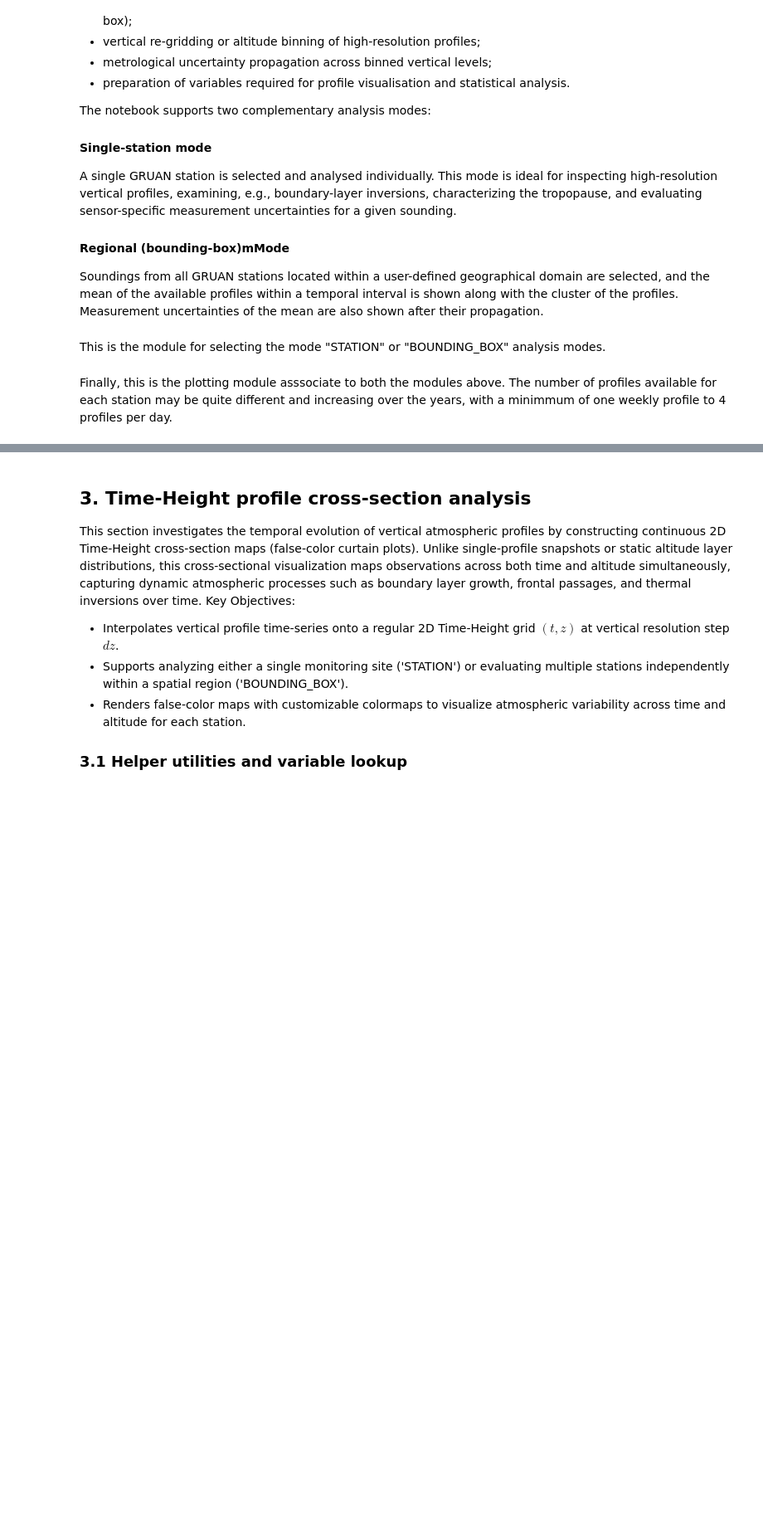
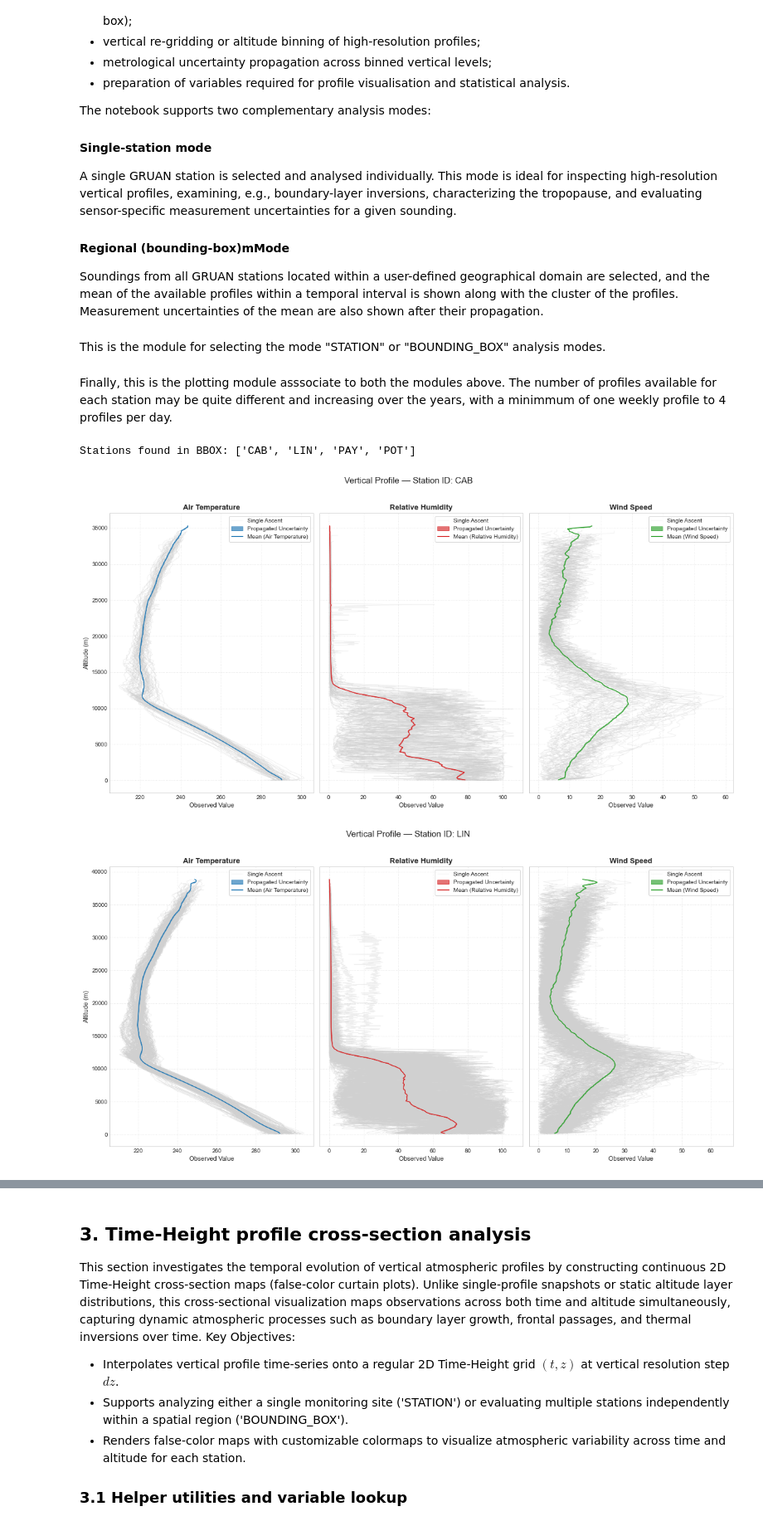
Before and after one commit to ecmwf-training/c3s-training-submodule-insitu-obs, a Jupyter notebook: GRUAN_C3S_Jupyter.ipynb, the cells around one changed output, grey strips where cells are left out. Shown at 83% size. Cells and saved outputs as stored; diff of their text form; code cells hidden in the pictures; blank space fills up the shorter version.

```diff
--- a/GRUAN_C3S_Jupyter.ipynb
+++ b/GRUAN_C3S_Jupyter.ipynb
@@ -519,7 +519,7 @@ for st_id in sorted(list(all_stations)):
                 val_mean - unc_mean,
                 val_mean + unc_mean,
                 color=color,
-                alpha=0.4,
+                alpha=0.65,      # <-- Opacità alzata per evidenziare l'area
                 label='Propagated Uncertainty',
                 zorder=2,
             )
@@ -527,31 +527,35 @@ for st_id in sorted(list(all_stations)):
             # Station mean profile - Z-ORDER 3
             ax.plot(
                 val_mean,
                 z_mean,
                 color=color,
-                linewidth=2.8,
+                linewidth=1.2,   # <-- Linea colorata notevolmente assottigliata
                 label=f'Mean ({get_var_name_en(code)})',
                 zorder=3,
             )
 
             ax.set_xlabel('Observed Value', fontsize=11)
             ax.set_title(get_var_name_en(code), fontsize=13, fontweight='bold')
             ax.grid(True, linestyle=':', alpha=0.6)
             ax.legend(loc='best', frameon=True)
         else:
             ax.set_title(
                 f'{get_var_name_en(code)} (No Data)',
                 fontsize=11,
                 fontweight='bold',
                 color='gray',
             )
 
     if has_data:
         axes[0].set_ylabel('Altitude (m)', fontsize=11)
         plt.suptitle(
             f'Vertical Profile — Station ID: {st_id}', fontsize=15, y=1.02
         )
         plt.tight_layout()
         plt.show()
     else:
         plt.close(fig)
+# %% [output]
+Stations found in BBOX: ['CAB', 'LIN', 'PAY', 'POT']
+[figure, added]
+[figure, added]
```
Also changed, not shown: parts of 4 cells of this notebook.
